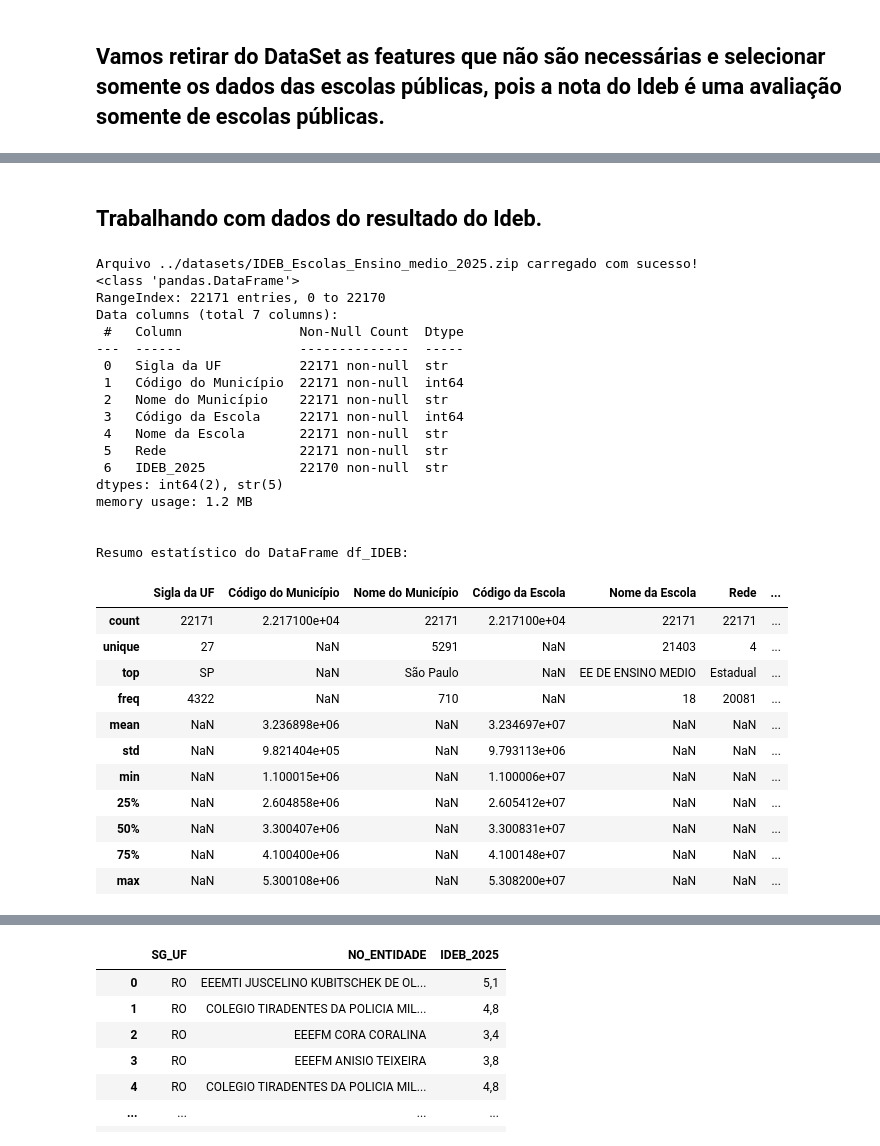
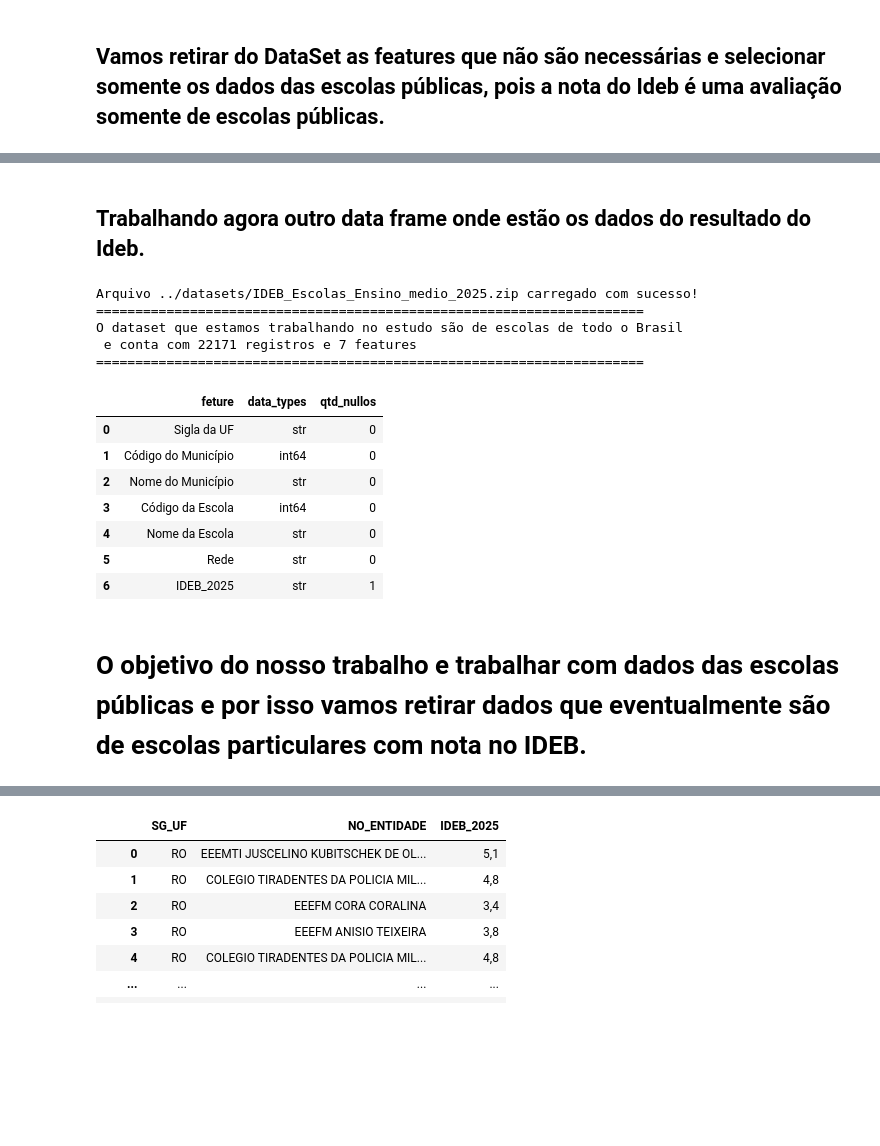
Before and after one commit to presley-rocha/Aprendizagem_de_maquina_supervisionado_POS_DATASCIENCE_SENAC, a Jupyter notebook: 2_NoteBooks_Etapas_Projeto/02.Preparacao_dos_dados.ipynb, the cells around one changed output, grey strips where cells are left out. Cells and saved outputs as stored; diff of their text form; code cells hidden in the pictures; blank space fills up the shorter version.

```diff
--- a/2_NoteBooks_Etapas_Projeto/02.Preparacao_dos_dados.ipynb
+++ b/2_NoteBooks_Etapas_Projeto/02.Preparacao_dos_dados.ipynb
@@ -178,39 +180,36 @@ memory usage: 2.5 MB
 # %% [markdown]
-## Trabalhando com dados do resultado do Ideb.
+## Trabalhando agora outro data frame onde estão os dados do resultado do Ideb.
 # %%
 df_IDEB= carregar_dados(DataSet_IDEB_zip)
-df_IDEB.info()
-print("\n\nResumo estatístico do DataFrame df_IDEB:\n")
-df_IDEB.describe(include='all')
+
+# Resumo exploratório inicial do df
+resumo_df_IDEB = pd.DataFrame({
+    'feture': df_IDEB.columns,
+    'data_types': df_IDEB.dtypes.values,
+    'qtd_nullos': df_IDEB.isnull().sum().values
+})
+
+# Explorando a quantidade de registros e features
+registros,features = df_IDEB.shape
+print("=" * 70)
+print(f"O dataset que estamos trabalhando no estudo são de escolas de todo o Brasil \n e conta com {registros} registros e {features} features")
+print("=" * 70)
+# Apresentando o resumo
+display(resumo_df_IDEB)
 # %% [output]
 Arquivo ../datasets/IDEB_Escolas_Ensino_medio_2025.zip carregado com sucesso!
-<class 'pandas.DataFrame'>
-RangeIndex: 22171 entries, 0 to 22170
-Data columns (total 7 columns):
- #   Column               Non-Null Count  Dtype
----  ------               --------------  -----
- 0   Sigla da UF          22171 non-null  str
- 1   Código do Município  22171 non-null  int64
- 2   Nome do Município    22171 non-null  str
- 3   Código da Escola     22171 non-null  int64
- 4   Nome da Escola       22171 non-null  str
- 5   Rede                 22171 non-null  str
- 6   IDEB_2025            22170 non-null  str
-dtypes: int64(2), str(5)
-memory usage: 1.2 MB
-
-
-Resumo estatístico do DataFrame df_IDEB:
+======================================================================
+O dataset que estamos trabalhando no estudo são de escolas de todo o Brasil
+ e conta com 22171 registros e 7 features
+======================================================================
-|  | Sigla da UF | Código do Município | Nome do Município | Código da Escola | Nome da Escola | Rede | ... |
-| count | 22171 | 2.217100e+04 | 22171 | 2.217100e+04 | 22171 | 22171 | ... |
-| unique | 27 | NaN | 5291 | NaN | 21403 | 4 | ... |
-| top | SP | NaN | São Paulo | NaN | EE DE ENSINO MEDIO | Estadual | ... |
-| freq | 4322 | NaN | 710 | NaN | 18 | 20081 | ... |
-| mean | NaN | 3.236898e+06 | NaN | 3.234697e+07 | NaN | NaN | ... |
-| std | NaN | 9.821404e+05 | NaN | 9.793113e+06 | NaN | NaN | ... |
-| min | NaN | 1.100015e+06 | NaN | 1.100006e+07 | NaN | NaN | ... |
-| 25% | NaN | 2.604858e+06 | NaN | 2.605412e+07 | NaN | NaN | ... |
-| 50% | NaN | 3.300407e+06 | NaN | 3.300831e+07 | NaN | NaN | ... |
-| 75% | NaN | 4.100400e+06 | NaN | 4.100148e+07 | NaN | NaN | ... |
-| max | NaN | 5.300108e+06 | NaN | 5.308200e+07 | NaN | NaN | ... |
+|  | feture | data_types | qtd_nullos |
+| 0 | Sigla da UF | str | 0 |
+| 1 | Código do Município | int64 | 0 |
+| 2 | Nome do Município | str | 0 |
+| 3 | Código da Escola | int64 | 0 |
+| 4 | Nome da Escola | str | 0 |
+| 5 | Rede | str | 0 |
+| 6 | IDEB_2025 | str | 1 |
+# %% [markdown]
+# O objetivo do nosso trabalho e trabalhar com dados das escolas públicas e por isso vamos retirar dados que eventualmente são de escolas particulares com nota no IDEB.
 # %%
```
Also changed, not shown: parts of 20 cells of this notebook, 1 other file.
